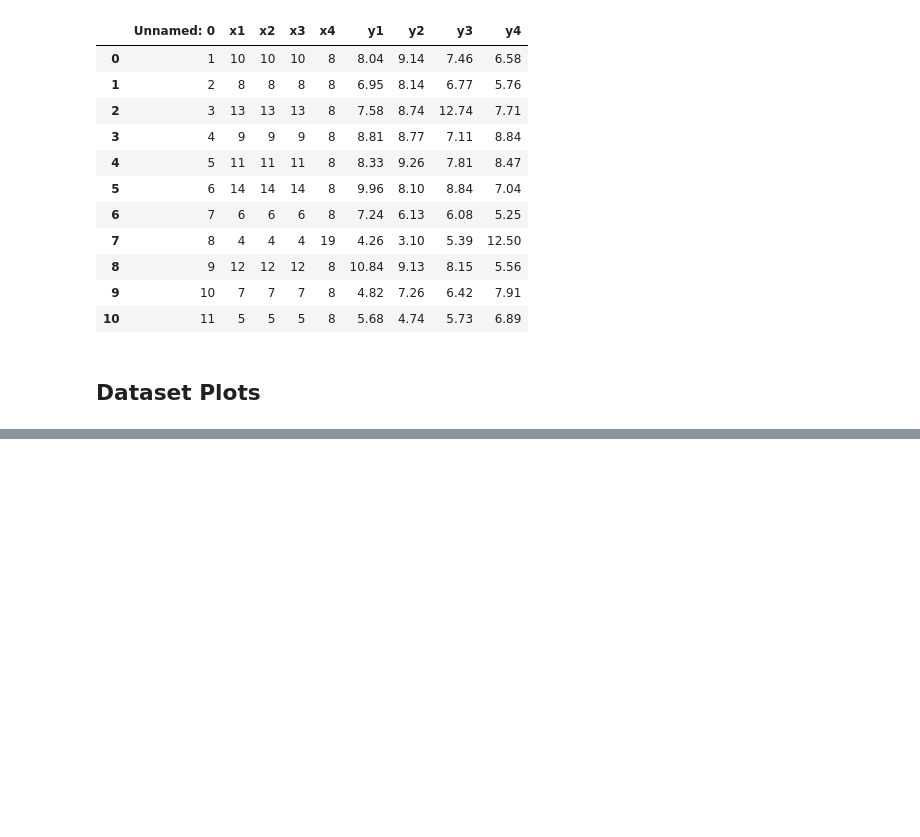
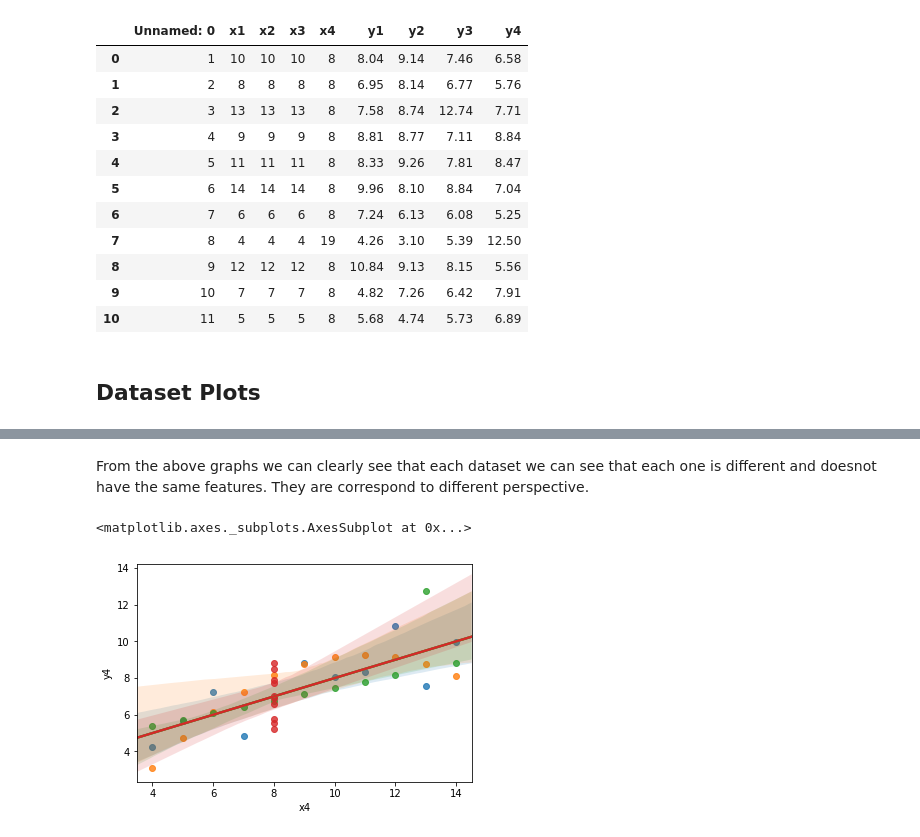
Before and after one commit to cdigap/FDA_Assignment, a Jupyter notebook: Anscombes_Quartet.ipynb, the cells around one changed output, grey strips where cells are left out. Drawn from its saved outputs; the diff is of its cells as text; code cells hidden in the pictures; blank space fills up the shorter version.

```diff
--- a/Anscombes_Quartet.ipynb
+++ b/Anscombes_Quartet.ipynb
@@ -45,0 +68,16 @@ data_file
+# %% [markdown]
+From the above graphs we can clearly see that each dataset we can see that each one is different and doesnot have the same
+features. They are correspond to different perspective.
+# %%
+# Lets plot with all the dataset together to see the difference.
+
+sns.regplot(data_file['x1'],data_file['y1'])
+
+sns.regplot(data_file['x2'],data_file['y2'])
+
+sns.regplot(data_file['x3'],data_file['y3'])
+
+sns.regplot(data_file['x4'],data_file['y4'])
+# %% [output]
+<matplotlib.axes._subplots.AxesSubplot at 0x...>
+[figure, added]
```
Also changed, not shown: parts of 9 cells of this notebook.
